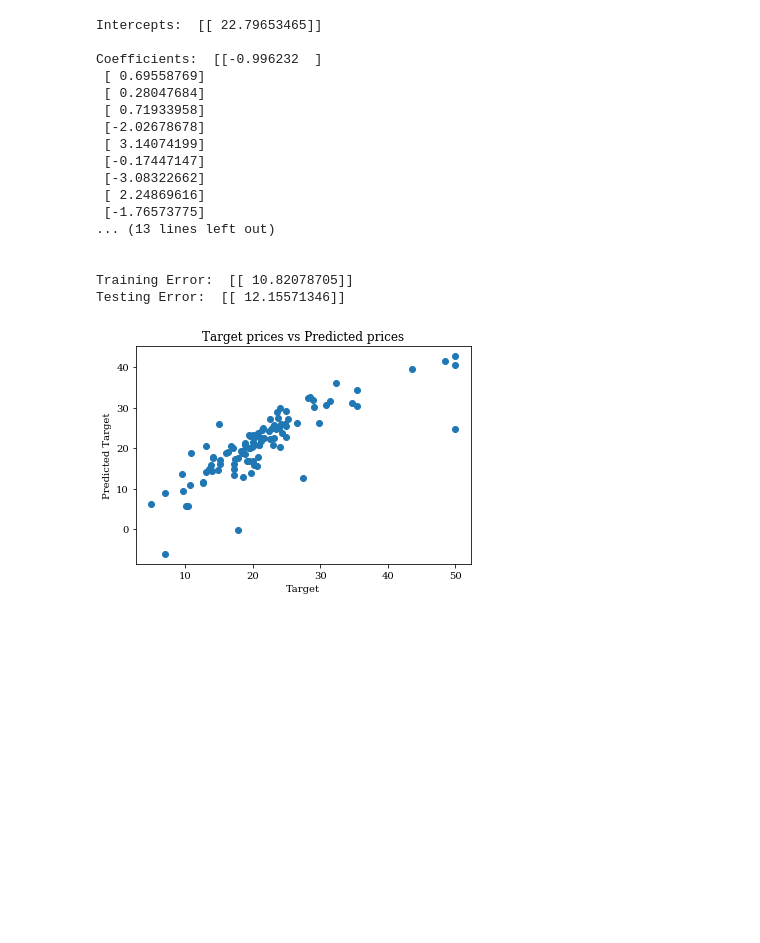
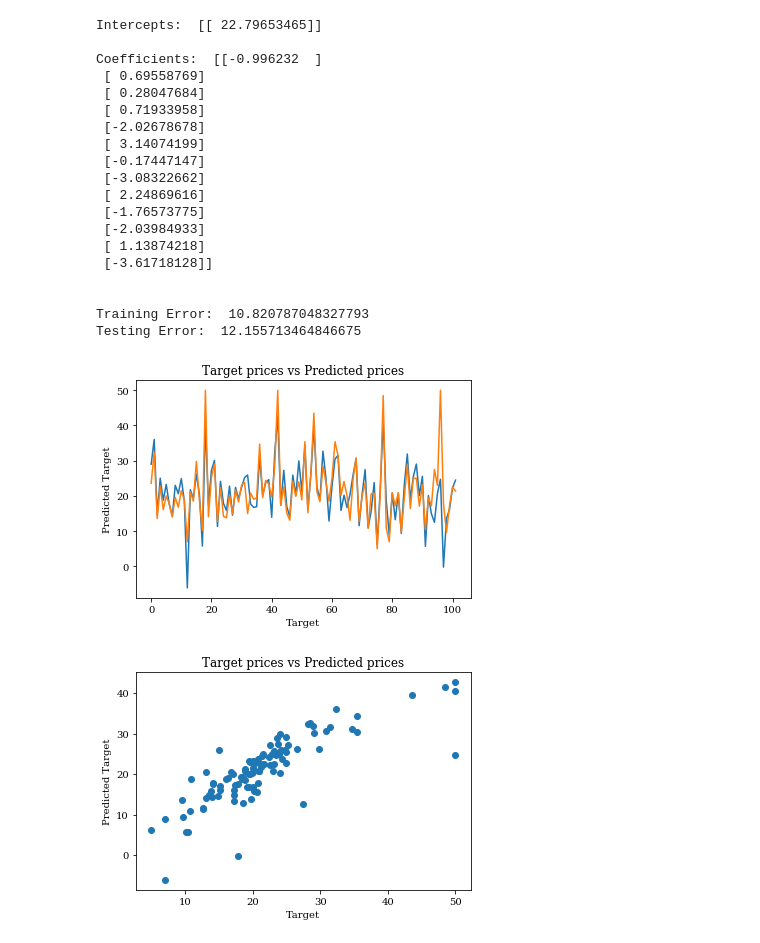
Before and after one commit to TannerS/BostonDataMachineLearning, a Jupyter notebook: BostonData.ipynb, the cells around one changed output. Drawn from its saved outputs; the diff is of its cells as text; code cells hidden in the pictures; blank space fills up the shorter version.

```diff
--- a/BostonData.ipynb
+++ b/BostonData.ipynb
@@ -106,24 +98,17 @@ Testing Error:  12.1557134648
 # Sources
 
 # http://anwarruff.com/normal-equation/
+# http://stackoverflow.com/questions/14107481/what-does-x-t-in-python-do
+
+# Task 2-1: Implement a function solving normal equation
 
 # loss function of linear regression
 def lossFunc(N, features, targets, weights):
-    t = targets
-    X = features
-    w = weights
-    partial_mean = (1/(2*N))
-    Xw = np.matmul(X, w)
-    print()
-    print(X.shape)
-    print()
-    print(w.shape)
-    print()
-
-    offset = np.subtract(t, Xw)
-    return (partial_mean * np.matmul(np.transpose(offset), offset))
-
-# Task 2-1: Implement a function solving normal equation
+    t = np.matrix(targets)
+    X = np.matrix(features)
+    w = np.matrix(weights)
+    error = t - X.dot(w)
+    return  np.asscalar((1/(2*N)) * (error.T * error))
 
 # Inputs: Training data (X) and training label (target/y)
 # Output: Weights
@@ -157,11 +142,6 @@ test_data_intercept = np.insert(test_data, 0, 1, axis=1)
 # Here we call myNormalEqual to train the model and get weights
 w = myNormalEqualFun(train_data_intercept,train_target)
 
-# print('debug2')
-# print((np.transpose(np.matrix(w))).shape)
-# # print(w.shape)
-# print('debug2')
-
 # Task 2-3: show intercept and coefficents
 print()
 print('Intercepts: ', w[0])
@@ -183,50 +163,52 @@ print('Testing Error: ', testing_error)
 # print((np.transpose(train_data_intercept)).shape)
 # # print(train_data_intercept.shape)
 # print('debug')
 
-# # set x axis label.snp.tr
-# plt.xlabel("Target")
-# # set y axis label
-# plt.ylabel("Predicted Target")
-# # set chart title
-# plt.title("Target prices vs Predicted prices")
-# # plot the predicted values of the test data
-# #*************************************************************************************************************************
-# plt.plot(np.matrix(myPredictFun(test_data_intercept, w)))
-# # plot the true values of the test data
-# plt.plot(np.matrix(test_target))
-# # show the chart
-# plt.show()
+# set x axis label
+plt.xlabel("Target")
+# set y axis label
+plt.ylabel("Predicted Target")
+# set chart title
+plt.title("Target prices vs Predicted prices")
+# plot the predicted values of the test data
+plt.plot(np.matrix(myPredictFun(test_data_intercept, w)))
+# plot the true values of the test data
+plt.plot(np.matrix(test_target))
+# show the chart
+plt.show()
 
 # set x axis label
 plt.xlabel("Target")
 # set y axis label
 plt.ylabel("Predicted Target")
 # set chart title
 plt.title("Target prices vs Predicted prices")
 # plot the predicted values of the test data
 plt.scatter(np.matrix(test_target), np.matrix(myPredictFun(test_data_intercept, w)))
 # show the chart
 plt.show()
 # %% [output]
 Intercepts:  [[ 22.79653465]]
 
 Coefficients:  [[-0.996232  ]
  [ 0.69558769]
  [ 0.28047684]
  [ 0.71933958]
  [-2.02678678]
  [ 3.14074199]
  [-0.17447147]
  [-3.08322662]
  [ 2.24869616]
  [-1.76573775]
-... (13 lines left out)
+ [-2.03984933]
+ [ 1.13874218]
+ [-3.61718128]]
 
 
-Training Error:  [[ 10.82078705]]
-Testing Error:  [[ 12.15571346]]
+Training Error:  10.820787048327793
+Testing Error:  12.155713464846675
-[figure, old version]
+[figure, new version]
+[figure, added]
 # %%
 # Sources
 
```
Also changed, not shown: parts of 2 cells of this notebook.
